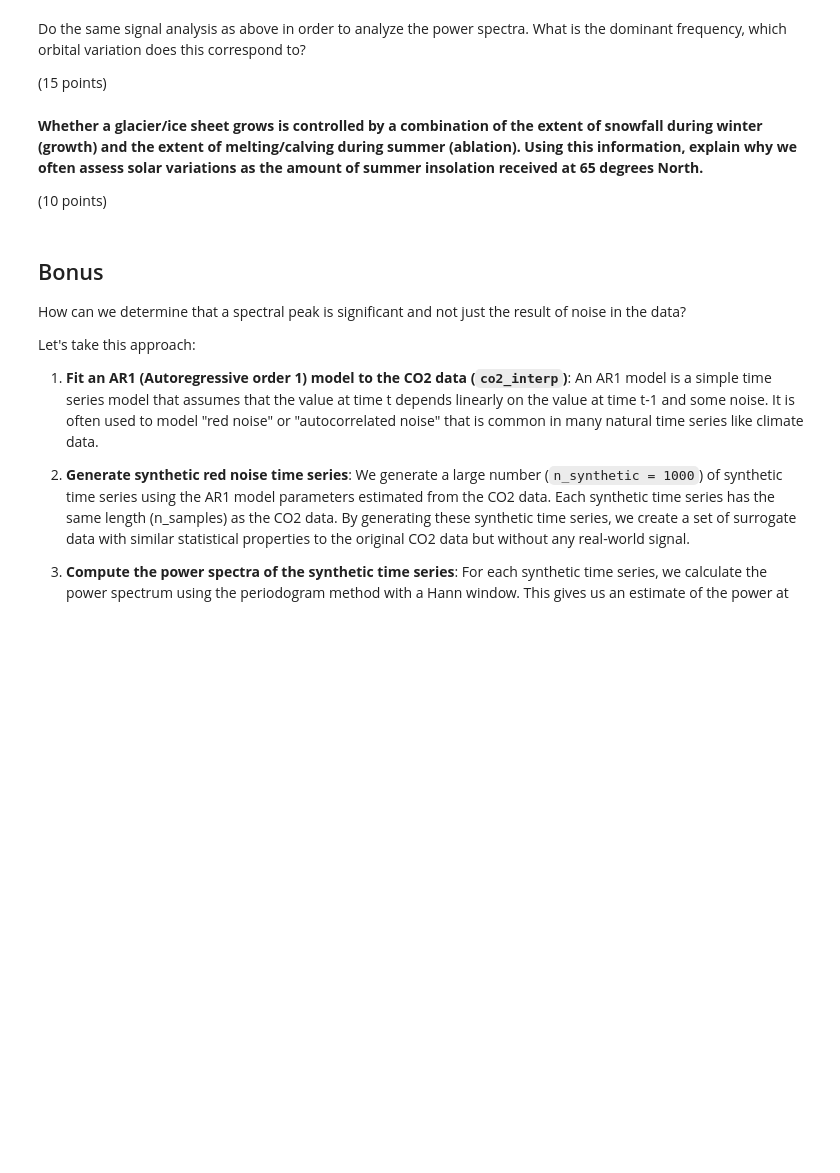
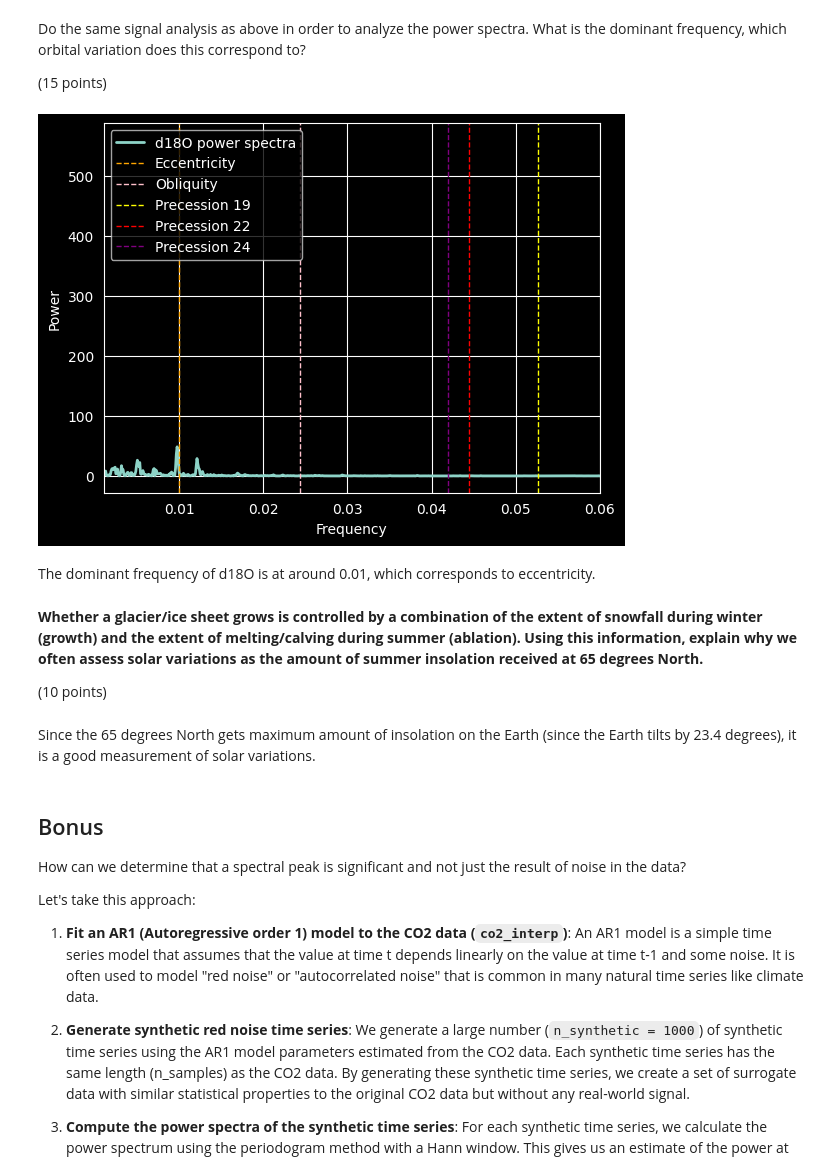
Before and after one commit to ItsukiKigoshi/EPS88_Gleeson, a Jupyter notebook: Week 6 - glacial_cycles.ipynb, the cells around one changed output. Drawn from its saved outputs; the diff is of its cells as text; code cells hidden in the pictures; blank space fills up the shorter version.

```diff
--- a/Week 6 - glacial_cycles.ipynb
+++ b/Week 6 - glacial_cycles.ipynb
@@ -330,10 +379,33 @@ Plot the $\delta ^{18}O$ record against age. Remember to label the axes
 Do the same signal analysis as above in order to analyze the power spectra. What is the dominant frequency, which orbital variation does this correspond to?
 
 (15 points)
+# %%
+plt.figure()
+d18O_freqs,d18O_power = signal.periodogram(LR04_d18O["d18O"], fs=1/5, window='hann')
+
+
+plt.plot(d18O_freqs,d18O_power,label='d18O power spectra',linewidth=2)
+plt.axvline(x=eccentricity_frequency,label='Eccentricity',linewidth=1,linestyle='--', color="orange")
+plt.axvline(x=obliquity_frequency,label='Obliquity',linewidth=1,linestyle='--', color="pink")
+plt.axvline(x=precession_frequency19,label='Precession 19',linewidth=1,linestyle='--', color="yellow")
+plt.axvline(x=precession_frequency22,label='Precession 22',linewidth=1,linestyle='--', color="red")
+plt.axvline(x=precession_frequency24,label='Precession 24',linewidth=1,linestyle='--', color="purple")
+plt.xlim(.001,.06)
+
+plt.xlabel('Frequency')
+plt.ylabel('Power')
+plt.legend(loc='upper left')
+plt.show()
+# %% [output]
+[figure, added]
+# %% [markdown]
+The dominant frequency of d18O is at around 0.01, which corresponds to eccentricity.
 # %% [markdown]
 **Whether a glacier/ice sheet grows is controlled by a combination of the extent of snowfall during winter (growth) and the extent of melting/calving during summer (ablation). Using this information, explain why we often assess solar variations as the amount of summer insolation received at 65 degrees North.**
 
 (10 points)
+# %% [markdown]
+Since the 65 degrees North gets maximum amount of insolation on the Earth (since the Earth tilts by 23.4 degrees), it is a good measurement of solar variations.
 # %% [markdown]
 ## Bonus
 
```
Also changed, not shown: parts of 11 cells of this notebook.
